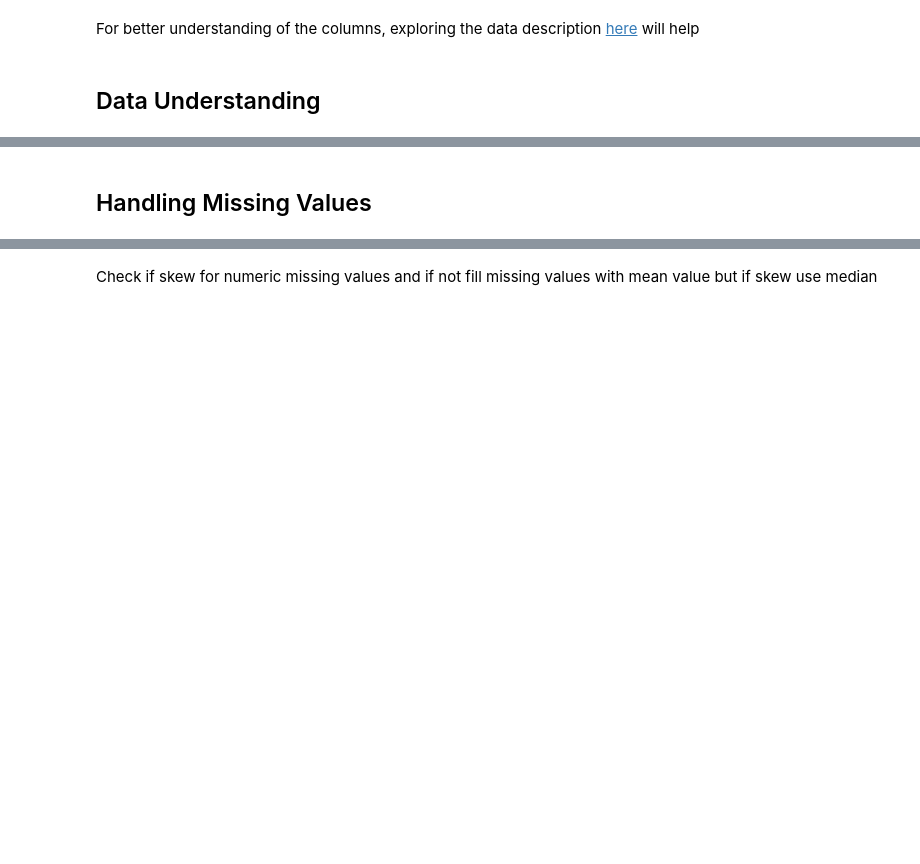
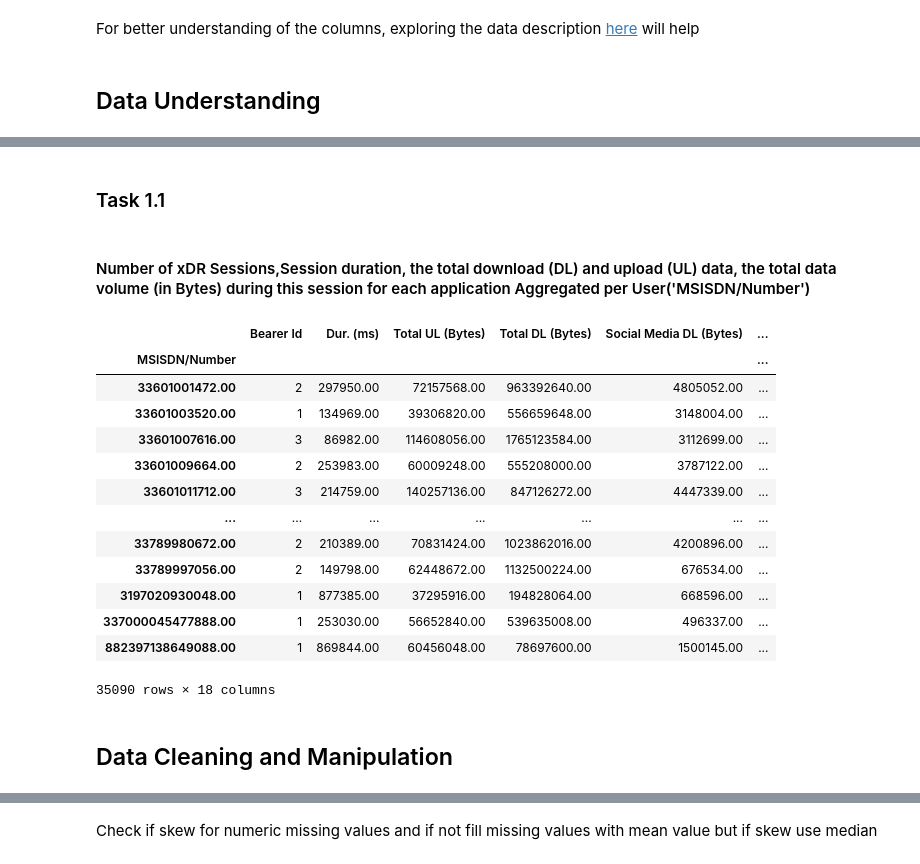
Before and after one commit to DePacifier/TeleCo-Analysis, a Jupyter notebook: notebooks/user_overview_analysis.ipynb, the cells around one changed output, grey strips where cells are left out. Saved outputs shown, nothing was run; the diff lists cells and outputs as text; code cells hidden in the pictures; blank space fills up the shorter version.

Commit message:
completed task 1.1

```diff
--- a/notebooks/user_overview_analysis.ipynb
+++ b/notebooks/user_overview_analysis.ipynb
@@ -126,3 +175,5 @@ Total DL (Bytes)                   600000
 dtype: int64
-# %% [markdown]
-## Handling Missing Values
+# %% [markdown]
+### Task 1.1
+# %% [markdown]
+#### Number of xDR Sessions,Session duration, the total download (DL) and upload (UL) data, the total data volume (in Bytes) during this session for each application Aggregated per User('MSISDN/Number')
@@ -129,3 +182,45 @@ dtype: int64
+# %%
+aggs_by_col = {'Bearer Id': 'count',
+               'Dur. (ms)': 'sum',
+               'Total UL (Bytes)': 'sum',
+               'Total DL (Bytes)': 'sum',
+               'Social Media DL (Bytes)': 'sum',
+               'Social Media UL (Bytes)': 'sum',
+               'Google DL (Bytes)': 'sum',
+               'Google UL (Bytes)': 'sum',
+               'Email DL (Bytes)': 'sum',
+               'Email UL (Bytes)': 'sum',
+               'Youtube DL (Bytes)': 'sum',
+               'Youtube UL (Bytes)': 'sum',
+               'Netflix DL (Bytes)': 'sum',
+               'Netflix UL (Bytes)': 'sum',
+               'Gaming DL (Bytes)': 'sum',
+               'Gaming UL (Bytes)': 'sum',
+               'Other DL (Bytes)': 'sum',
+               'Other UL (Bytes)': 'sum',
+               'Gaming DL (Bytes)': 'sum',
+               'Gaming UL (Bytes)': 'sum',
+               }
+
+ex1 = telData.groupby('MSISDN/Number').agg(aggs_by_col)
+ex1
+# %% [output]
+|  | Bearer Id | Dur. (ms) | Total UL (Bytes) | Total DL (Bytes) | Social Media DL (Bytes) | ... |
+| MSISDN/Number |  |  |  |  |  | ... |
+| 33601001472.00 | 2 | 297950.00 | 72157568.00 | 963392640.00 | 4805052.00 | ... |
+| 33601003520.00 | 1 | 134969.00 | 39306820.00 | 556659648.00 | 3148004.00 | ... |
+| 33601007616.00 | 3 | 86982.00 | 114608056.00 | 1765123584.00 | 3112699.00 | ... |
+| 33601009664.00 | 2 | 253983.00 | 60009248.00 | 555208000.00 | 3787122.00 | ... |
+| 33601011712.00 | 3 | 214759.00 | 140257136.00 | 847126272.00 | 4447339.00 | ... |
+| ... | ... | ... | ... | ... | ... | ... |
+| 33789980672.00 | 2 | 210389.00 | 70831424.00 | 1023862016.00 | 4200896.00 | ... |
+| 33789997056.00 | 2 | 149798.00 | 62448672.00 | 1132500224.00 | 676534.00 | ... |
+| 3197020930048.00 | 1 | 877385.00 | 37295916.00 | 194828064.00 | 668596.00 | ... |
+| 337000045477888.00 | 1 | 253030.00 | 56652840.00 | 539635008.00 | 496337.00 | ... |
+| 882397138649088.00 | 1 | 869844.00 | 60456048.00 | 78697600.00 | 1500145.00 | ... |
+35090 rows × 18 columns
+# %% [markdown]
+## Data Cleaning and Manipulation
 # %%
 explorer.get_total_missing_values()
 # %% [output]
```
Also changed, not shown: parts of 31 cells of this notebook, 1 other file.
